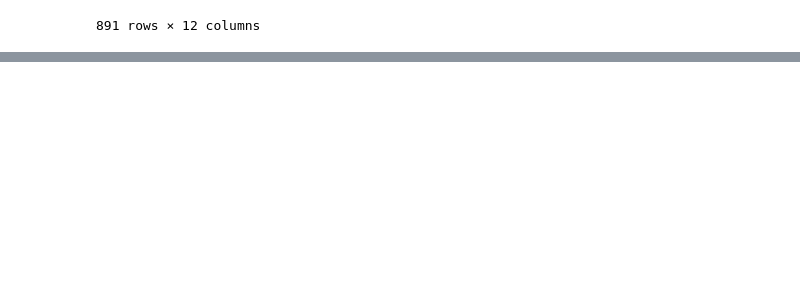
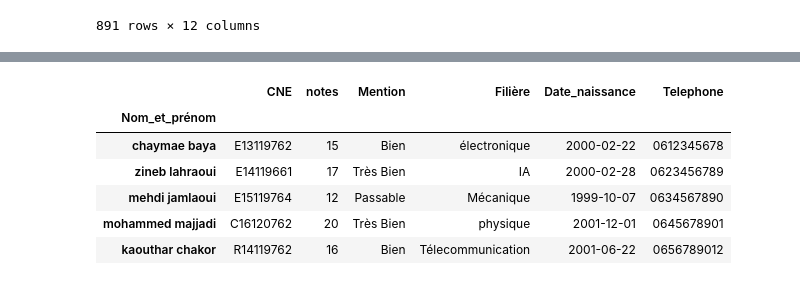
Before and after one commit to chaymabaya/DI_Bootcamp1, a Jupyter notebook: week3/Day2/Exercice XP/Identifying_Data_Types.ipynb, the cells around one changed output, grey strips where cells are left out. Saved outputs shown, nothing was run; the diff lists cells and outputs as text; code cells hidden in the pictures; blank space fills up the shorter version.

```diff
--- a/week3/Day2/Exercice XP/Identifying_Data_Types.ipynb
+++ b/week3/Day2/Exercice XP/Identifying_Data_Types.ipynb
@@ -31,0 +57,12 @@ df = pd.read_csv('')
+# %%
+info_data= {
+    "Nom_et_prénom" : ["chaymae baya " , "zineb lahraoui " , "mehdi jamlaoui " , "mohammed majjadi" , "kaouthar chakor"] ,
+    "CNE" : ["E13119762" , "E14119661" , "E15119764" , "C16120762" , "R14119762" ] ,
+     "notes" : [15 , 17 , 12 , 20 , 16] ,
+      "Mention": ["Bien", "Très Bien", "Passable", "Très Bien", "Bien"] ,
+     "Filière": ["électronique ", "IA", "Mécanique ", "physique", "Télecommunication"] ,
+     "Date_naissance": ["2000-02-22", "2000-02-28", "1999-10-07", "2001-12-01", "2001-06-22"] ,
+    "Telephone": [ "0612345678", "0623456789",  "0634567890",  "0645678901", "0656789012"]
+}
+# %%
+df = pd.DataFrame(info_data)
@@ -31,0 +78,12 @@ df = pd.read_csv('')
+# %%
+df = df.set_index('Nom_et_prénom')
+# %%
+df
+# %% [output]
+|  | CNE | notes | Mention | Filière | Date_naissance | Telephone |
+| Nom_et_prénom |  |  |  |  |  |  |
+| chaymae baya | E13119762 | 15 | Bien | électronique | 2000-02-22 | 0612345678 |
+| zineb lahraoui | E14119661 | 17 | Très Bien | IA | 2000-02-28 | 0623456789 |
+| mehdi jamlaoui | E15119764 | 12 | Passable | Mécanique | 1999-10-07 | 0634567890 |
+| mohammed majjadi | C16120762 | 20 | Très Bien | physique | 2001-12-01 | 0645678901 |
+| kaouthar chakor | R14119762 | 16 | Bien | Télecommunication | 2001-06-22 | 0656789012 |
```
Also changed, not shown: parts of 11 cells of this notebook, 3 other files.
